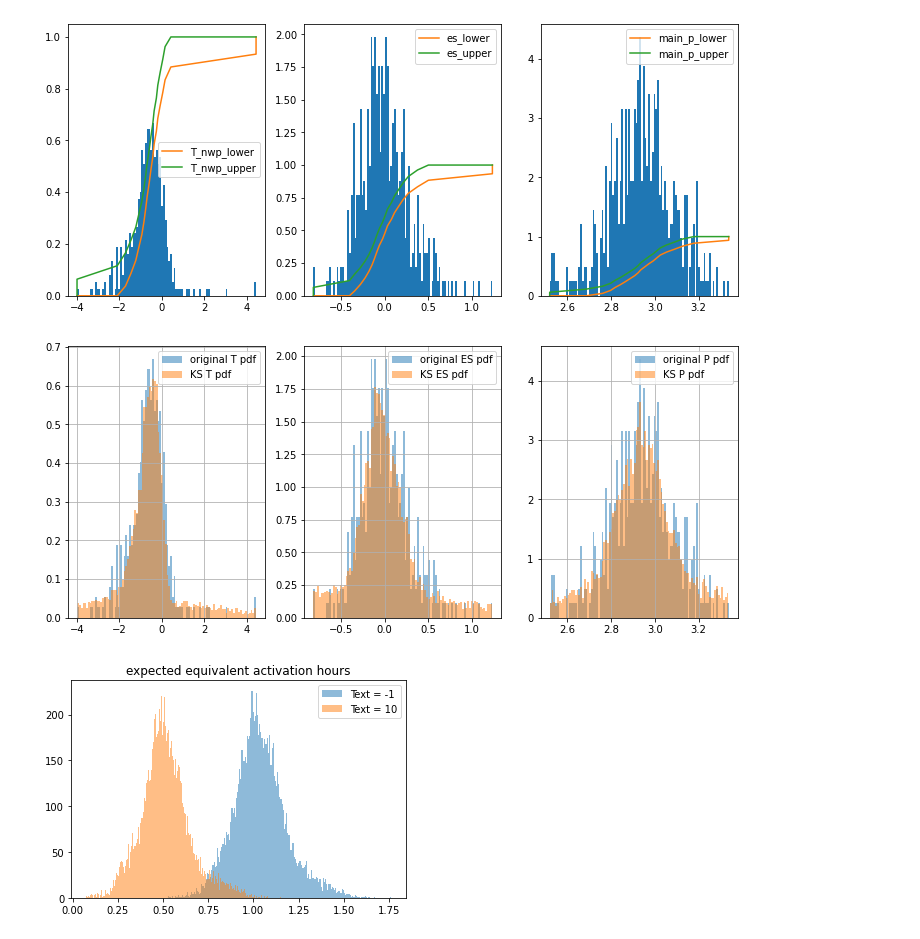
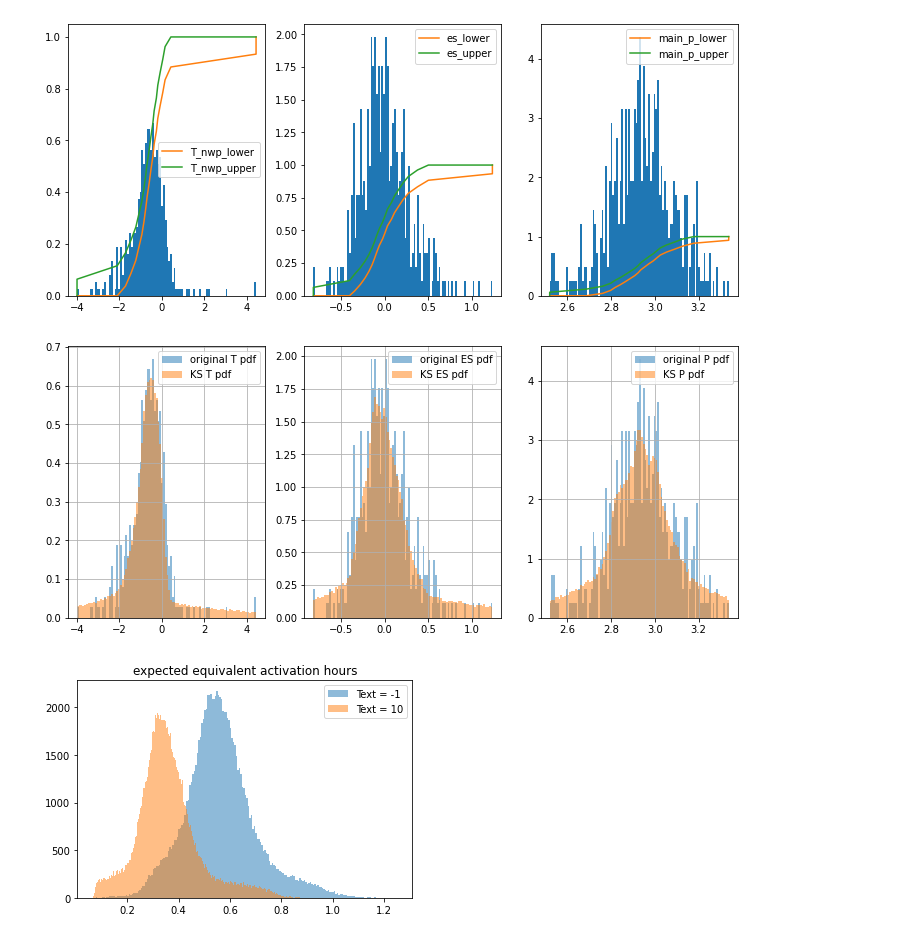
Before and after one commit to nepslor/teaching, a Jupyter notebook: TimeSeriesForecasting/decision_under_uncertainty.ipynb, the cells around one changed output. Cells and saved outputs as stored; diff of their text form; code cells hidden in the pictures.

```diff
--- a/TimeSeriesForecasting/decision_under_uncertainty.ipynb
+++ b/TimeSeriesForecasting/decision_under_uncertainty.ipynb
@@ -219,20 +232,20 @@ class CDFBoundarySampler:
     self.f_lower = interp1d(df.iloc[:, 0], df.index)
     self.f_upper = interp1d(df.iloc[:, 1], df.index)
 
-  def sample(self, n_samples):
+  def sample(self, n_samples, n_inner_samples=1):
     seeds = np.random.rand(n_samples)
-    samples = np.zeros(n_samples)
+    samples = []
     for i, seed in enumerate(seeds):
       lower_bound = self.f_lower(seed)
       upper_bound = self.f_upper(seed)
-      samples[i] = (np.random.rand(1)) * (upper_bound-lower_bound) + lower_bound
-    return samples
+      samples.append((np.random.rand(n_inner_samples)) * (upper_bound-lower_bound) + lower_bound)
+    return np.hstack(samples)
 
 T_sampler = CDFBoundarySampler(T_cdf_bounds)
 es_sampler = CDFBoundarySampler(es_cdf_bounds)
 p_sampler = CDFBoundarySampler(p_cdf_bounds)
 # %%
-n_samples = 10000
+n_samples = 100000
 T_samples = T_sampler.sample(n_samples)
 es_samples = es_sampler.sample(n_samples)
 p_samples = p_sampler.sample(n_samples)
@@ -248,21 +261,23 @@ p_pdf.hist(ax=ax[2], density=True, bins=100, alpha=0.5, label='original P pdf')
 ax[2].hist(p_samples, density=True, bins=100, alpha=0.5, label='KS P pdf')
 [a.legend() for a in ax.ravel()];
 # %% [output]
-[figure, old version]
+[figure, new version]
 # %%
 from functools import partial
 
-def activation_time(temperature, es_error, p_hp, es_function):
+def activation_time(t_error, es_error, p_hp, es_function, t_ref=10):
+  temperature = t_ref + t_error
   energy_needed = es_function(temperature) + es_error
   hours = energy_needed / p_hp
   return hours
 
-
 T_low = -1
 T_high = 10
-plt.hist(activation_time(T_low + T_samples, es_samples, p_samples, partial(es_fun, res_robust.x)), bins=200, label='Text = {}'.format(T_low), alpha=0.5);
+a_10 = activation_time(T_low + T_samples, es_samples, p_samples, partial(es_fun, res_robust.x))
+
+plt.hist(a_10, bins=200, label='Text = {}'.format(T_low), alpha=0.5);
 plt.hist(activation_time(T_high + T_samples, es_samples, p_samples, partial(es_fun, res_robust.x)), bins=200, label='Text = {}'.format(T_high), alpha=0.5);
 plt.legend()
 plt.title('expected equivalent activation hours');
 # %% [output]
-[figure, old version]
+[figure, new version]
```
Also changed, not shown: parts of 3 cells of this notebook.
